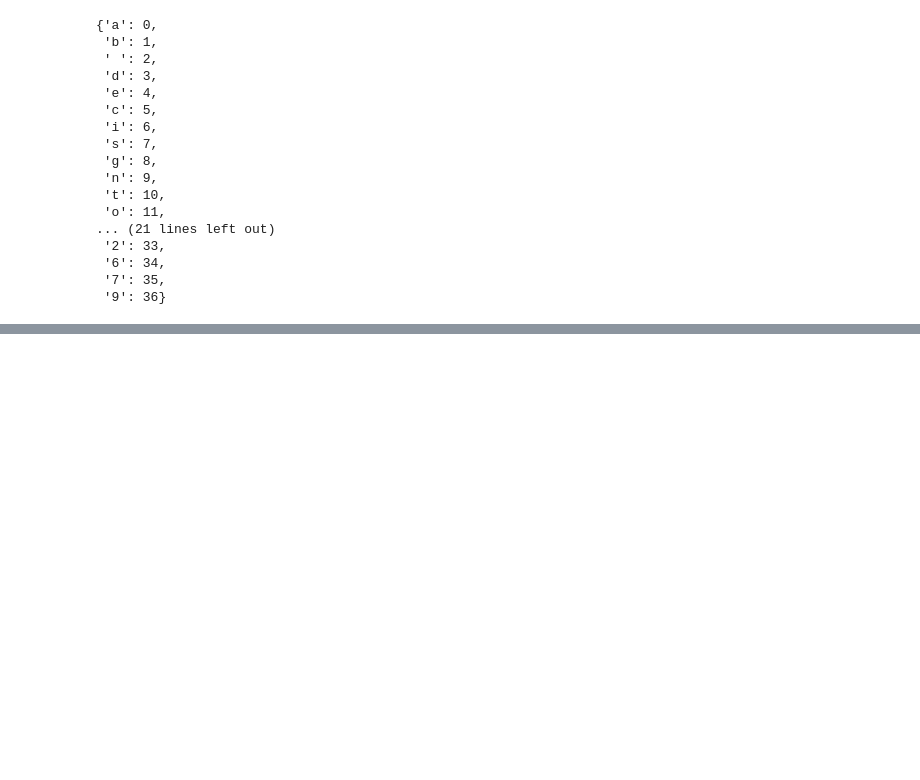
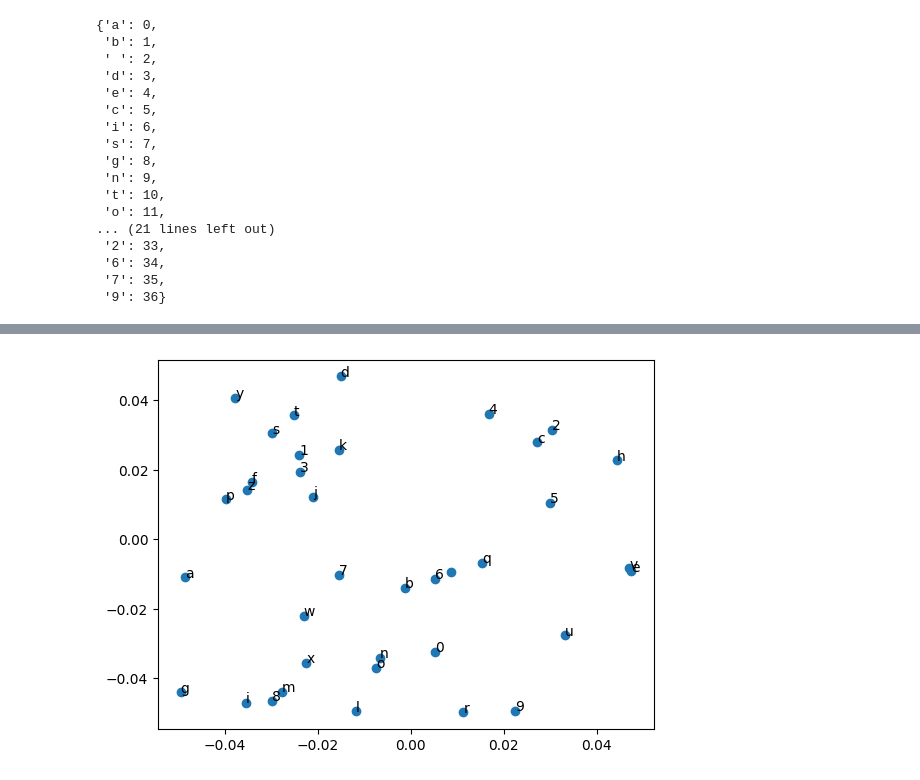
Before and after one commit to ds-fau-ck/NLP, a Jupyter notebook: Letter_Embedding.ipynb, the cells around one changed output, grey strips where cells are left out. Cells and saved outputs as stored; diff of their text form; code cells hidden in the pictures; blank space fills up the shorter version.

```diff
--- a/Letter_Embedding.ipynb
+++ b/Letter_Embedding.ipynb
@@ -173,0 +448,10 @@ mapping
+# %%
+
+plt.scatter(preds[:, 0], preds[:, 1])
+
+for i, idx in enumerate(idx_of_char):
+    plt.text(preds[i, 0], preds[i, 1], translator[idx])  # no [0] here
+
+plt.show()
+# %% [output]
+[figure, added]
```
Also changed, not shown: parts of 33 cells of this notebook.
